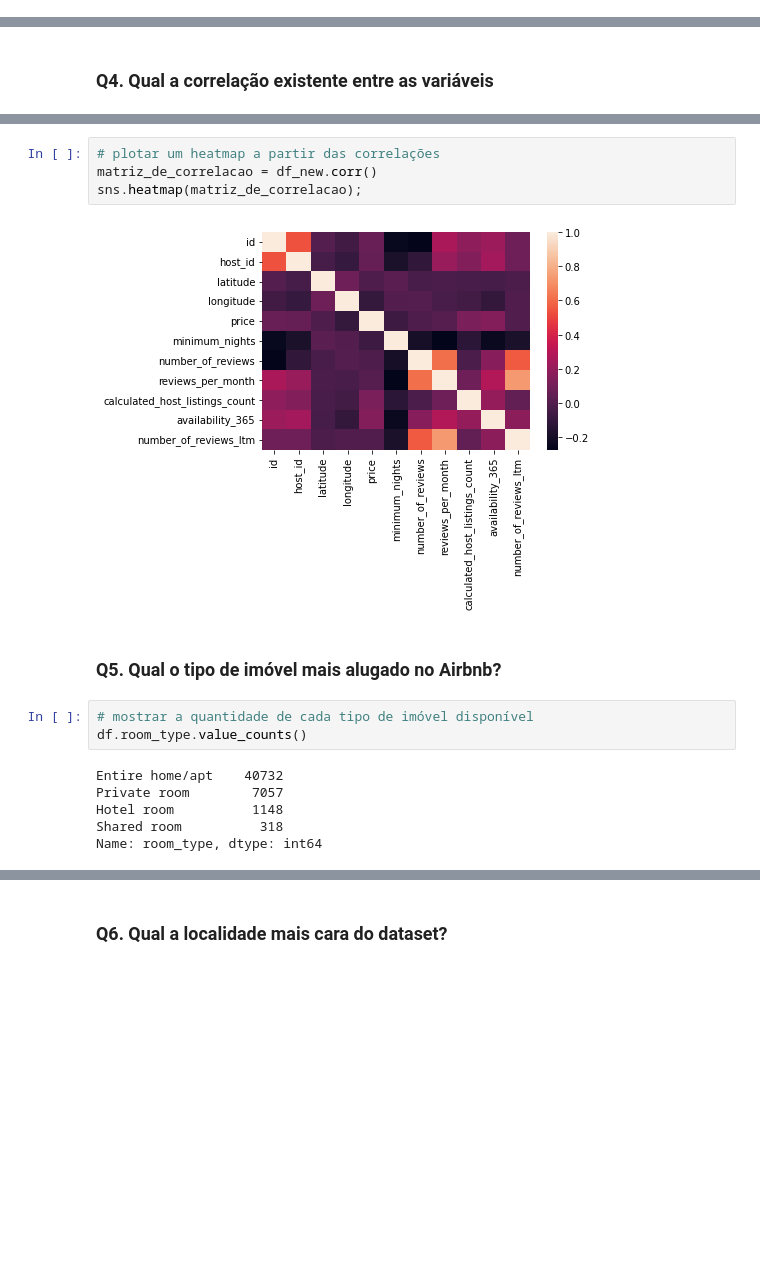
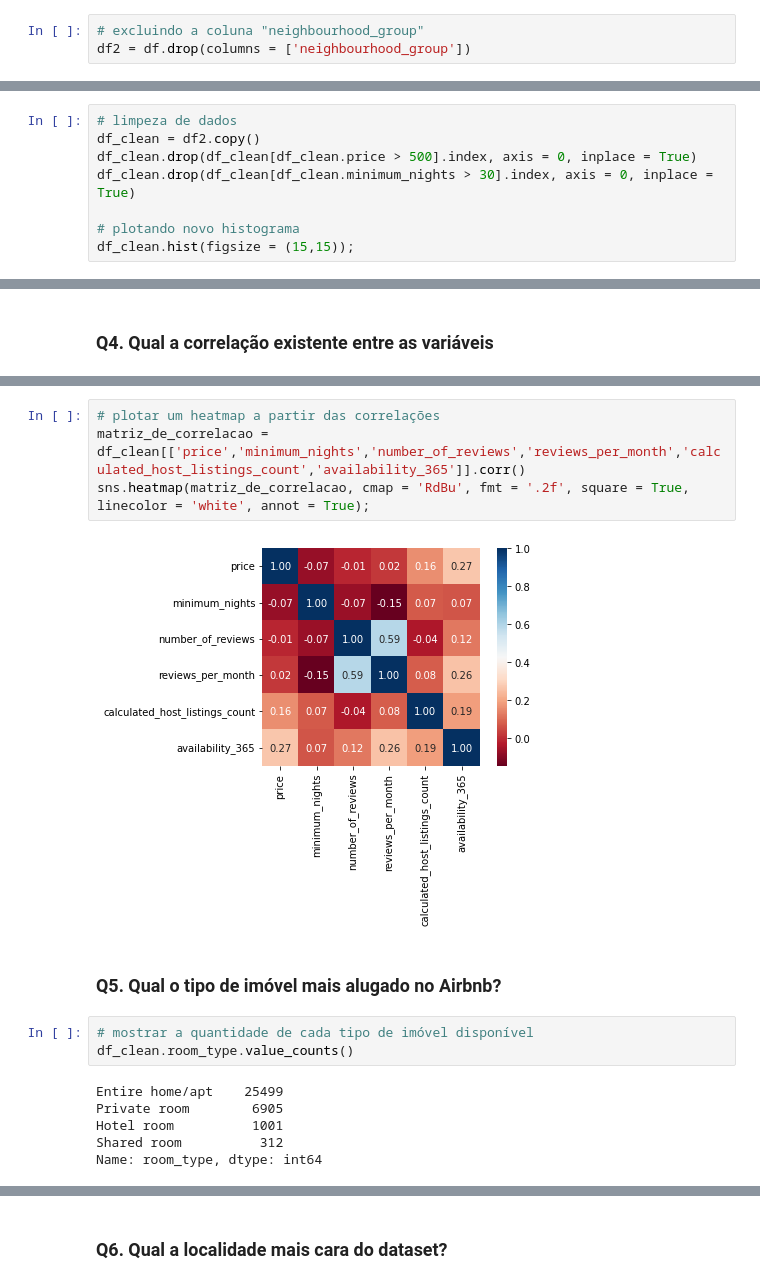
Before and after one commit to aronnly/Dados_do_Airbnb, a Jupyter notebook: [Template]_Analisando_os_Dados_do_Airbnb.ipynb, the cells around one changed output, grey strips where cells are left out. Saved outputs shown, nothing was run; the diff lists cells and outputs as text; blank space fills up the shorter version.

```diff
--- a/[Template]_Analisando_os_Dados_do_Airbnb.ipynb
+++ b/[Template]_Analisando_os_Dados_do_Airbnb.ipynb
@@ -123 +130,4 @@ dtype: float64
+# %%
+# excluindo a coluna "neighbourhood_group"
+df2 = df.drop(columns = ['neighbourhood_group'])
 # %% [markdown]
@@ -129,0 +188,8 @@ df.hist(bins=15, figsize = (15,15));
+# %%
+# limpeza de dados
+df_clean = df2.copy()
+df_clean.drop(df_clean[df_clean.price > 500].index, axis = 0, inplace = True)
+df_clean.drop(df_clean[df_clean.minimum_nights > 30].index, axis = 0, inplace = True)
+
+# plotando novo histograma
+df_clean.hist(figsize = (15,15));
@@ -157,19 +236,19 @@ df_new.corr()
 # %%
 # plotar um heatmap a partir das correlações
-matriz_de_correlacao = df_new.corr()
-sns.heatmap(matriz_de_correlacao);
+matriz_de_correlacao = df_clean[['price','minimum_nights','number_of_reviews','reviews_per_month','calculated_host_listings_count','availability_365']].corr()
+sns.heatmap(matriz_de_correlacao, cmap = 'RdBu', fmt = '.2f', square = True, linecolor = 'white', annot = True);
 # %% [output]
-[figure, old version]
+[figure, new version]
 # %% [markdown]
 ### **Q5. Qual o tipo de imóvel mais alugado no Airbnb?**
 # %%
 # mostrar a quantidade de cada tipo de imóvel disponível
-df.room_type.value_counts()
+df_clean.room_type.value_counts()
 # %% [output]
-Entire home/apt    40732
-Private room        7057
-Hotel room          1148
-Shared room          318
+Entire home/apt    25499
+Private room        6905
+Hotel room          1001
+Shared room          312
 Name: room_type, dtype: int64
 # %%
 # mostrar a porcentagem de cada tipo de imóvel disponível
```
Also changed, not shown: parts of 22 cells of this notebook.
